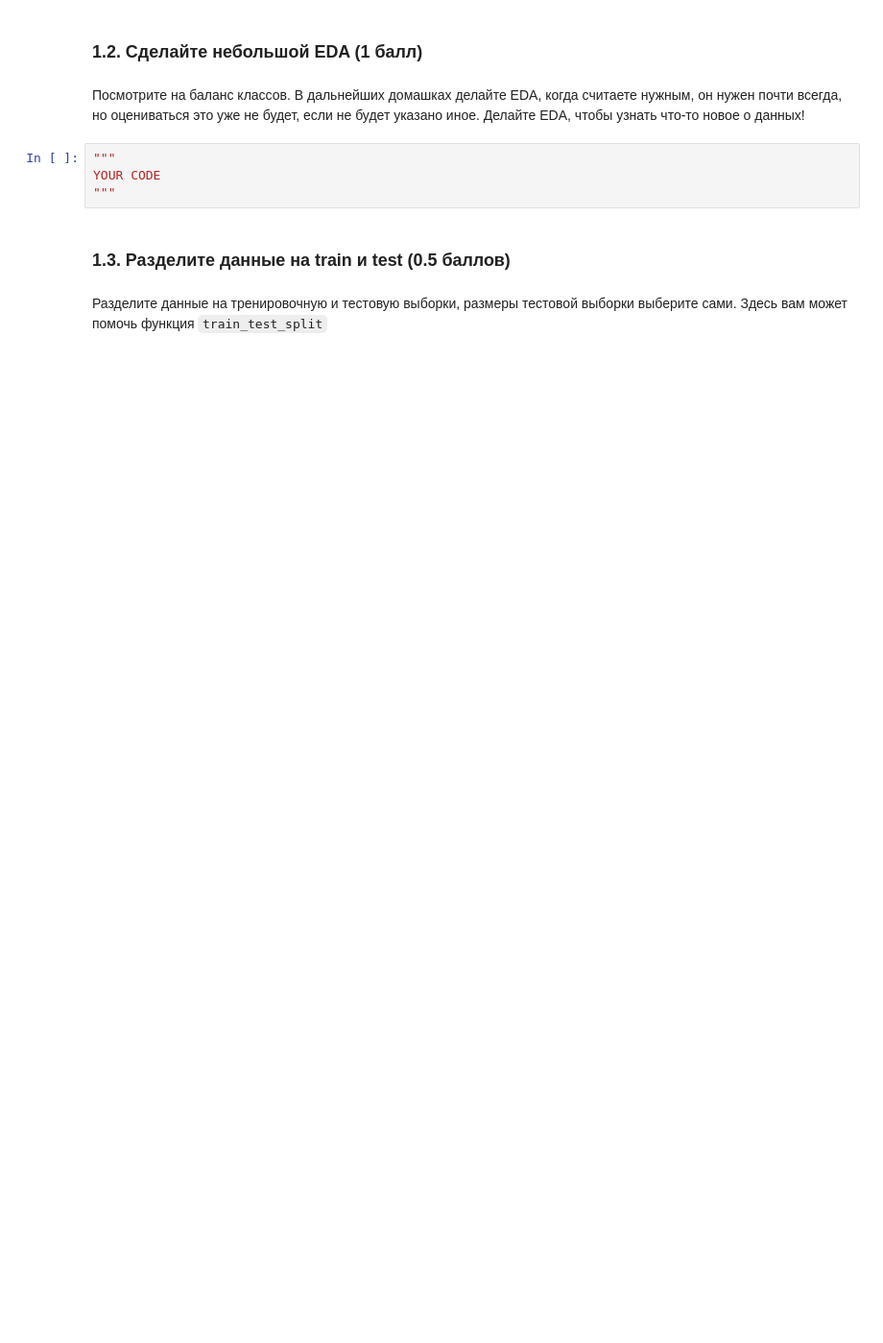
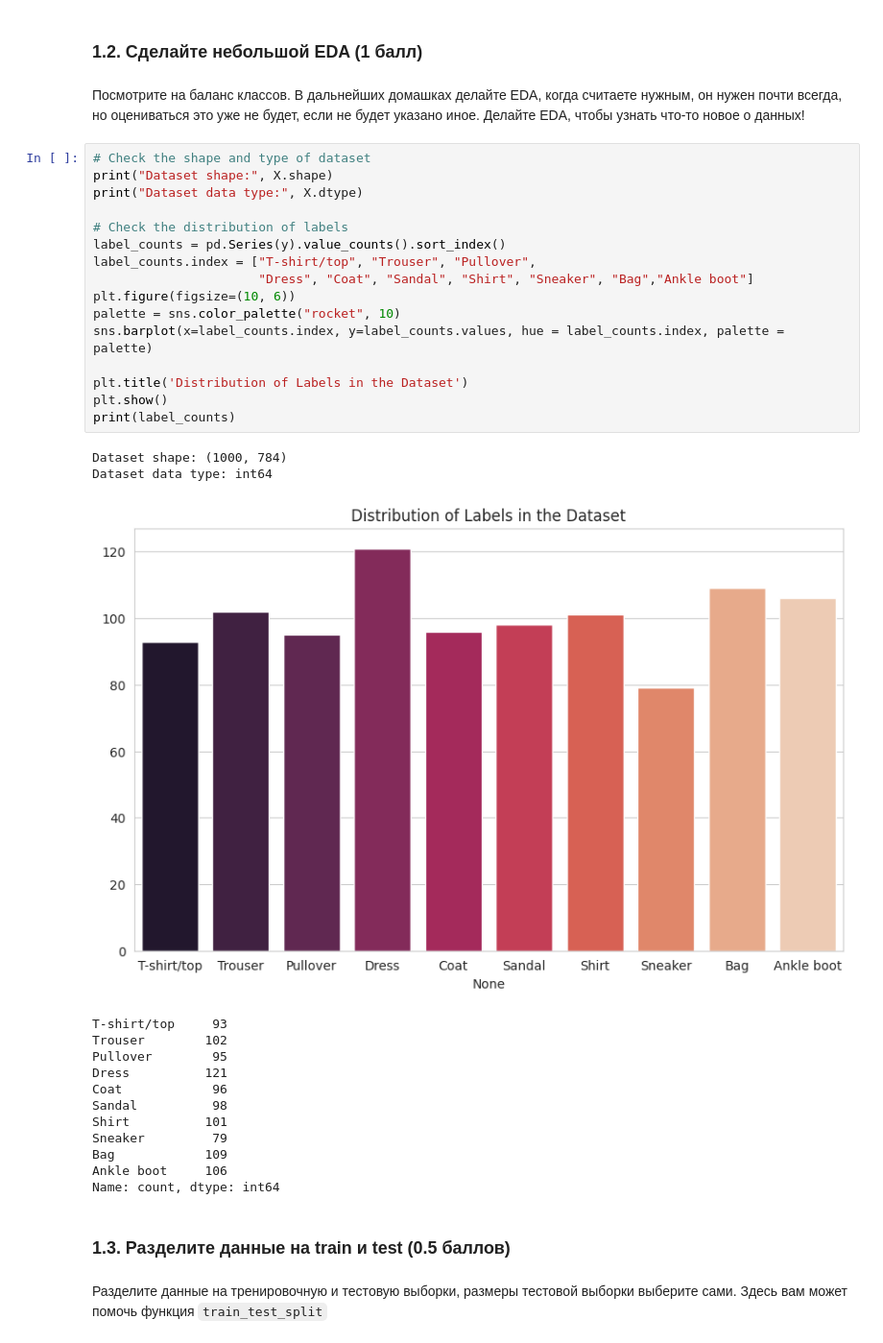
Before and after one commit to grishchenkoira/BI-ml-2024-homeworks, a Jupyter notebook: HW1/KNN.ipynb, the cells around one changed output. Shown: that part at 96% size. Drawn from its saved outputs; the diff is of its cells as text; blank space fills up the shorter version.

```diff
--- a/HW1/KNN.ipynb
+++ b/HW1/KNN.ipynb
@@ -66,9 +91,36 @@ YOUR CODE
 # %% [markdown]
 Посмотрите на баланс классов. В дальнейших домашках делайте EDA, когда считаете нужным, он нужен почти всегда, но оцениваться это уже не будет, если не будет указано иное. Делайте EDA, чтобы узнать что-то новое о данных!
 # %%
-"""
-YOUR CODE
-"""
+# Check the shape and type of dataset
+print("Dataset shape:", X.shape)
+print("Dataset data type:", X.dtype)
+
+# Check the distribution of labels
+label_counts = pd.Series(y).value_counts().sort_index()
+label_counts.index = ["T-shirt/top", "Trouser", "Pullover",
+                      "Dress", "Coat", "Sandal", "Shirt", "Sneaker", "Bag","Ankle boot"]
+plt.figure(figsize=(10, 6))
+palette = sns.color_palette("rocket", 10)
+sns.barplot(x=label_counts.index, y=label_counts.values, hue = label_counts.index, palette = palette)
+
+plt.title('Distribution of Labels in the Dataset')
+plt.show()
+print(label_counts)
+# %% [output]
+Dataset shape: (1000, 784)
+Dataset data type: int64
+[figure, added]
+T-shirt/top     93
+Trouser        102
+Pullover        95
+Dress          121
+Coat            96
+Sandal          98
+Shirt          101
+Sneaker         79
+Bag            109
+Ankle boot     106
+Name: count, dtype: int64
 # %% [markdown]
 ### 1.3. Разделите данные на train и test (0.5 баллов)
 # %% [markdown]
```
Also changed, not shown: parts of 9 cells of this notebook.
